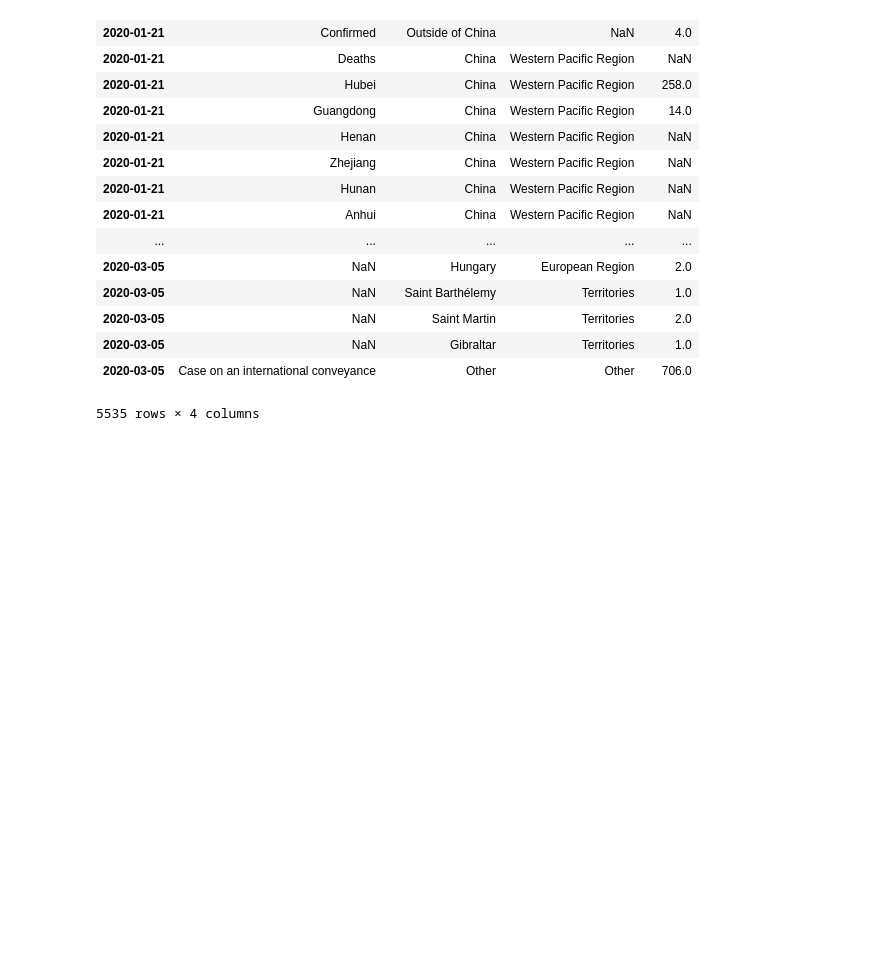
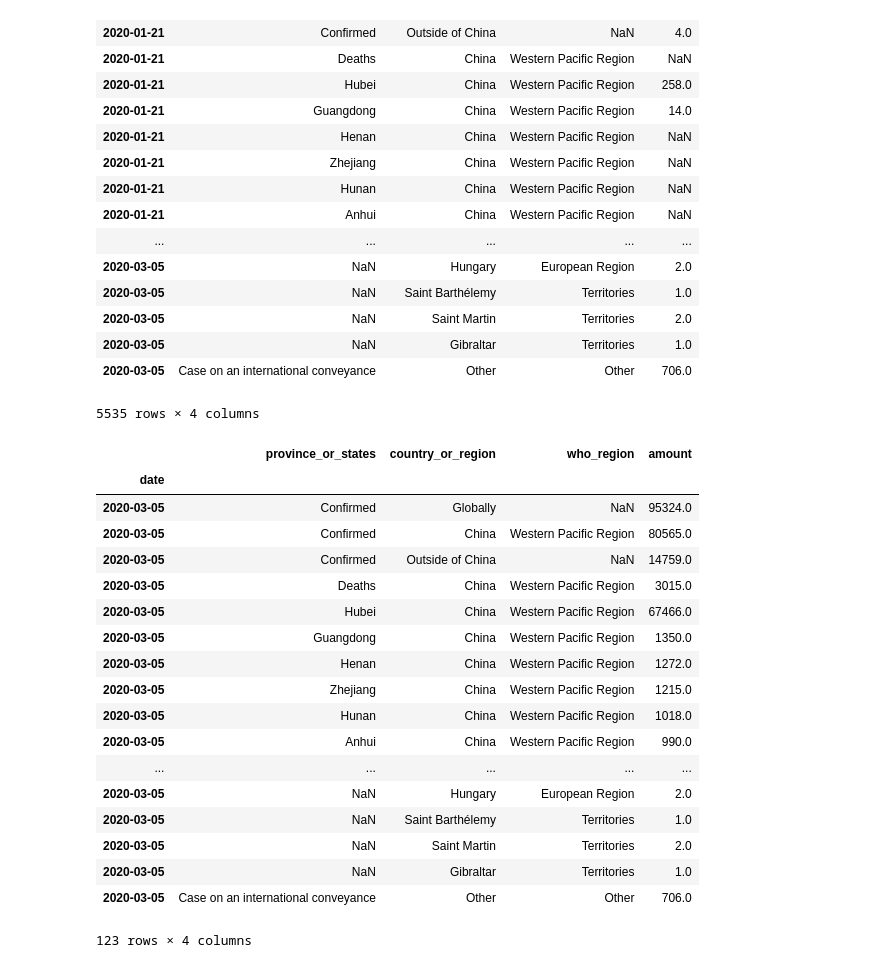
Before and after one commit to Jeff-Hutchins/COVID-19, a Jupyter notebook: who_covid_19_situation_reports/my_covid_analysis.ipynb, the cells around one changed output. Saved outputs shown, nothing was run; the diff lists cells and outputs as text; code cells hidden in the pictures; blank space fills up the shorter version.

```diff
--- a/who_covid_19_situation_reports/my_covid_analysis.ipynb
+++ b/who_covid_19_situation_reports/my_covid_analysis.ipynb
@@ -112,3 +112,27 @@ df
 | 2020-03-05 | NaN | Gibraltar | Territories | 1.0 |
 | 2020-03-05 | Case on an international conveyance | Other | Other | 706.0 |
 5535 rows × 4 columns
+# %%
+df_march_5 = df[df.index == '2020-03-05']
+# %%
+df_march_5
+# %% [output]
+|  | province_or_states | country_or_region | who_region | amount |
+| date |  |  |  |  |
+| 2020-03-05 | Confirmed | Globally | NaN | 95324.0 |
+| 2020-03-05 | Confirmed | China | Western Pacific Region | 80565.0 |
+| 2020-03-05 | Confirmed | Outside of China | NaN | 14759.0 |
+| 2020-03-05 | Deaths | China | Western Pacific Region | 3015.0 |
+| 2020-03-05 | Hubei | China | Western Pacific Region | 67466.0 |
+| 2020-03-05 | Guangdong | China | Western Pacific Region | 1350.0 |
+| 2020-03-05 | Henan | China | Western Pacific Region | 1272.0 |
+| 2020-03-05 | Zhejiang | China | Western Pacific Region | 1215.0 |
+| 2020-03-05 | Hunan | China | Western Pacific Region | 1018.0 |
+| 2020-03-05 | Anhui | China | Western Pacific Region | 990.0 |
+| ... | ... | ... | ... | ... |
+| 2020-03-05 | NaN | Hungary | European Region | 2.0 |
+| 2020-03-05 | NaN | Saint Barthélemy | Territories | 1.0 |
+| 2020-03-05 | NaN | Saint Martin | Territories | 2.0 |
+| 2020-03-05 | NaN | Gibraltar | Territories | 1.0 |
+| 2020-03-05 | Case on an international conveyance | Other | Other | 706.0 |
+123 rows × 4 columns
```
